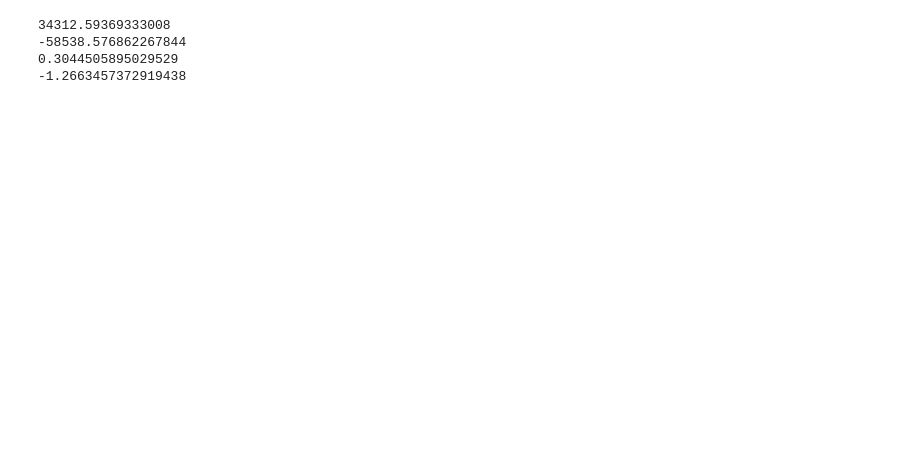
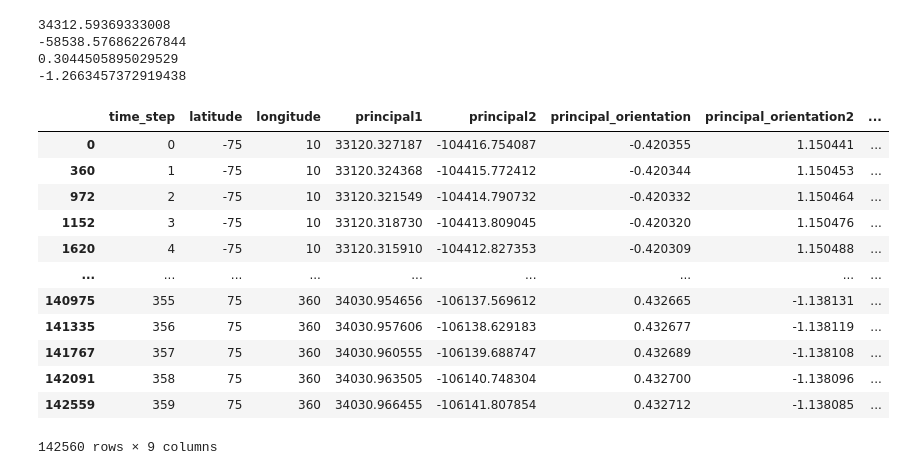
Before and after one commit to ssajous/europa-cycloids, a Jupyter notebook: src/Sample.ipynb, the cells around one changed output. Saved outputs shown, nothing was run; the diff lists cells and outputs as text; code cells hidden in the pictures; blank space fills up the shorter version.

```diff
--- a/src/Sample.ipynb
+++ b/src/Sample.ipynb
@@ -383,3 +390,19 @@ print(principal_phi2_func(0, lat * RAD_MULTIPLIER, lon * RAD_MULTIPLIER))
 -58538.576862267844
 0.3044505895029529
 -1.2663457372919438
+# %%
+df.sort_values(['latitude', 'longitude', 'time_step'])
+# %% [output]
+|  | time_step | latitude | longitude | principal1 | principal2 | principal_orientation | principal_orientation2 | ... |
+| 0 | 0 | -75 | 10 | 33120.327187 | -104416.754087 | -0.420355 | 1.150441 | ... |
+| 360 | 1 | -75 | 10 | 33120.324368 | -104415.772412 | -0.420344 | 1.150453 | ... |
+| 972 | 2 | -75 | 10 | 33120.321549 | -104414.790732 | -0.420332 | 1.150464 | ... |
+| 1152 | 3 | -75 | 10 | 33120.318730 | -104413.809045 | -0.420320 | 1.150476 | ... |
+| 1620 | 4 | -75 | 10 | 33120.315910 | -104412.827353 | -0.420309 | 1.150488 | ... |
+| ... | ... | ... | ... | ... | ... | ... | ... | ... |
+| 140975 | 355 | 75 | 360 | 34030.954656 | -106137.569612 | 0.432665 | -1.138131 | ... |
+| 141335 | 356 | 75 | 360 | 34030.957606 | -106138.629183 | 0.432677 | -1.138119 | ... |
+| 141767 | 357 | 75 | 360 | 34030.960555 | -106139.688747 | 0.432689 | -1.138108 | ... |
+| 142091 | 358 | 75 | 360 | 34030.963505 | -106140.748304 | 0.432700 | -1.138096 | ... |
+| 142559 | 359 | 75 | 360 | 34030.966455 | -106141.807854 | 0.432712 | -1.138085 | ... |
+142560 rows × 9 columns
```
Also changed, not shown: parts of 5 cells of this notebook.
